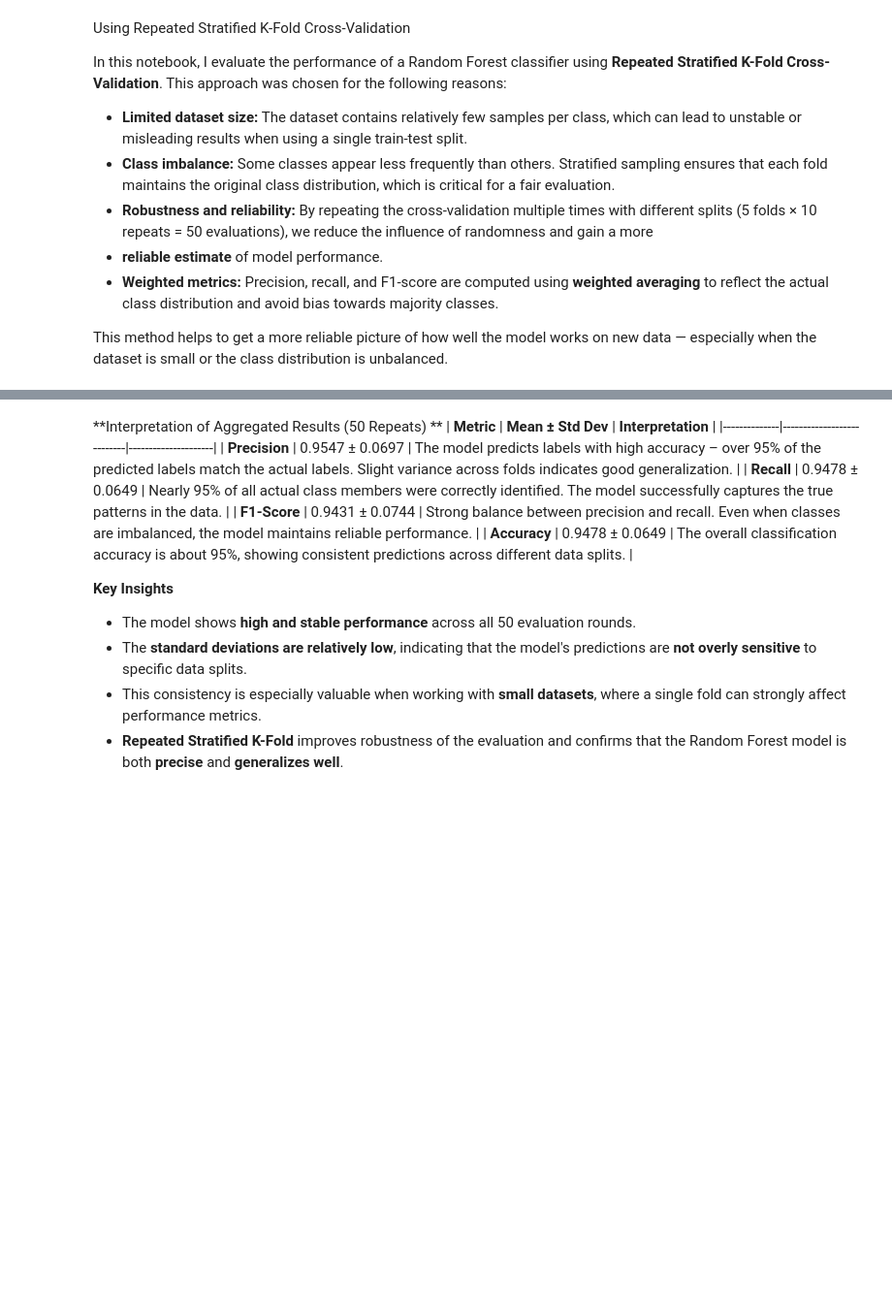
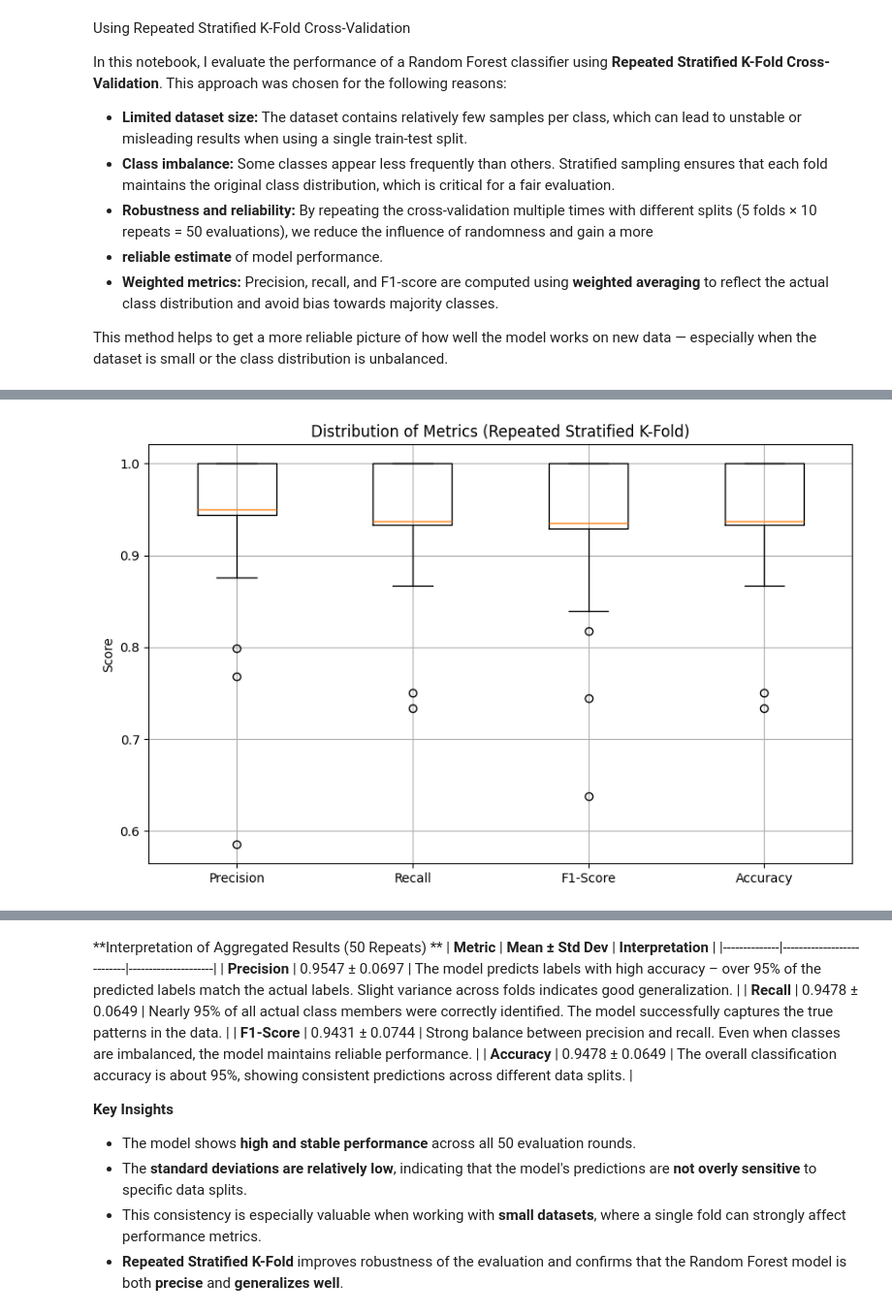
Before and after one commit to KonstantinData/Mastery-Project-Masterschool, a Jupyter notebook: mastery-project-masterschool/notebooks/mastery-project-2025.ipynb, the cells around one changed output, grey strips where cells are left out. Shown at 97% size. Saved outputs shown, nothing was run; the diff lists cells and outputs as text; code cells hidden in the pictures; blank space fills up the shorter version.

```diff
--- a/mastery-project-masterschool/notebooks/mastery-project-2025.ipynb
+++ b/mastery-project-masterschool/notebooks/mastery-project-2025.ipynb
@@ -830,0 +899,14 @@ Accuracy             : 0.9478 ± 0.0649
+# %%
+import matplotlib.pyplot as plt
+
+plt.figure(figsize=(10, 6))
+plt.boxplot(
+    [precision_scores, recall_scores, f1_scores, accuracy_scores],
+    labels=["Precision", "Recall", "F1-Score", "Accuracy"]
+)
+plt.title("Distribution of Metrics (Repeated Stratified K-Fold)")
+plt.ylabel("Score")
+plt.grid(True)
+plt.show()
+# %% [output]
+[figure, added]
```
Also changed, not shown: parts of 3 cells of this notebook, 1 other file.
